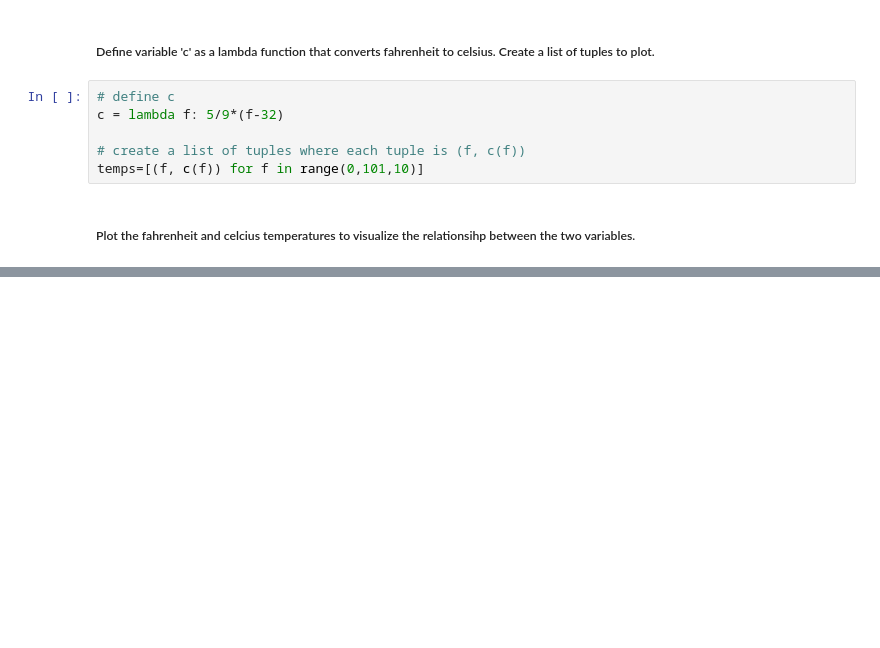
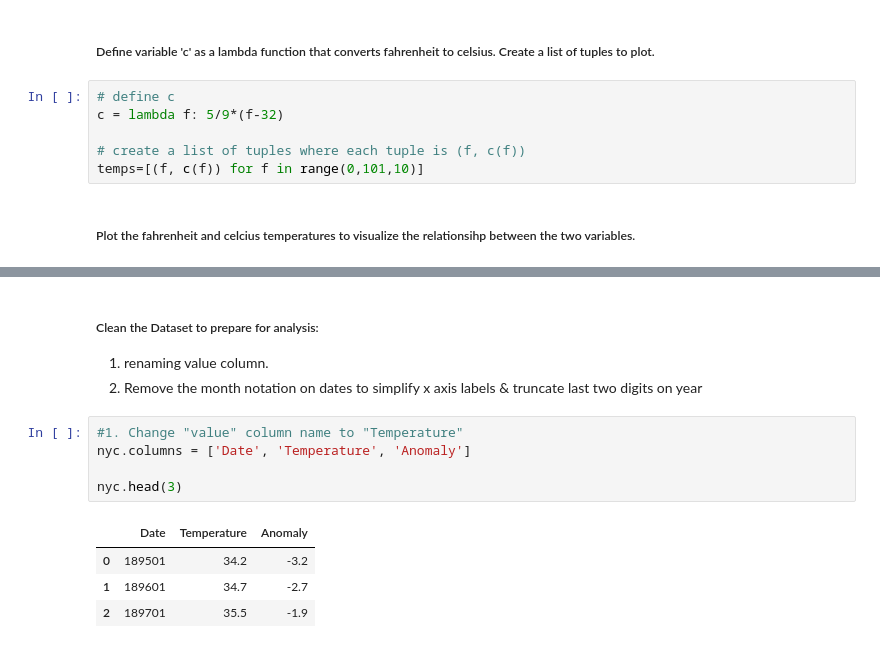
Before and after one commit to JackieGanyo/datafun-07-ml, a Jupyter notebook: JGanyo_ml.ipynb, the cells around one changed output, grey strips where cells are left out. Drawn from its saved outputs; the diff is of its cells as text; blank space fills up the shorter version.

```diff
--- a/JGanyo_ml.ipynb
+++ b/JGanyo_ml.ipynb
@@ -35,0 +59,14 @@ y_label = axes.set_ylabel('Celsius')
+# %% [markdown]
+##### Clean the Dataset to prepare for analysis:
+1.  renaming value column.
+2.  Remove the month notation on dates to simplify x axis labels & truncate last two digits on year
+# %%
+#1. Change "value" column name to "Temperature"
+nyc.columns = ['Date', 'Temperature', 'Anomaly']
+
+nyc.head(3)
+# %% [output]
+|  | Date | Temperature | Anomaly |
+| 0 | 189501 | 34.2 | -3.2 |
+| 1 | 189601 | 34.7 | -2.7 |
+| 2 | 189701 | 35.5 | -1.9 |
```
Also changed, not shown: parts of 17 cells of this notebook, 1 other file.
